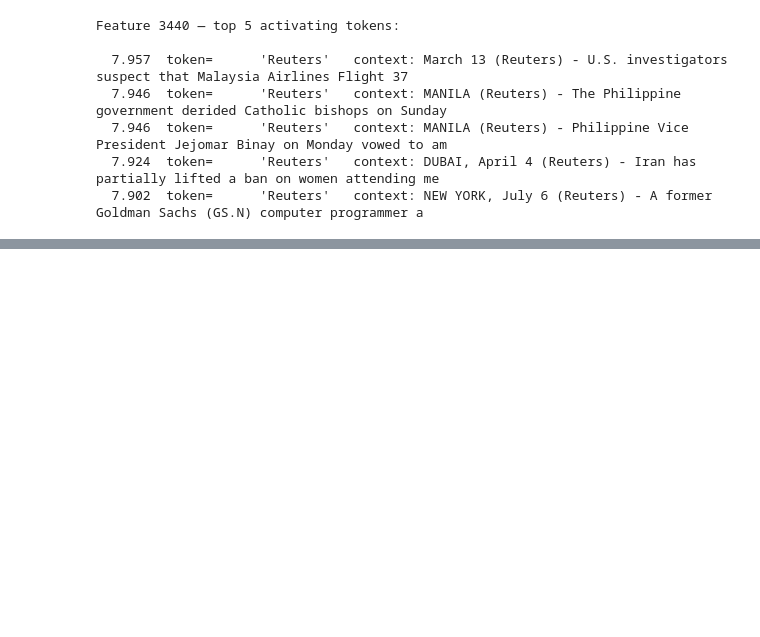
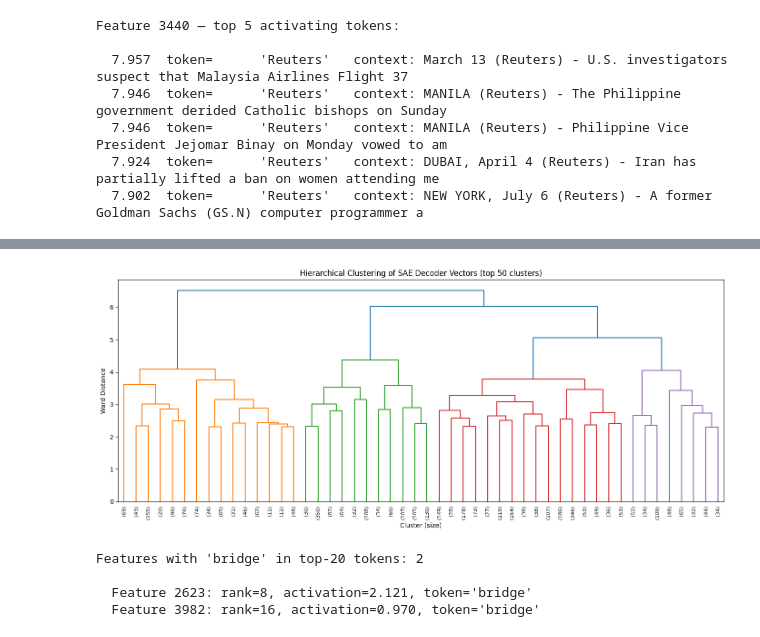
Before and after one commit to sdswitz/mech-int, a Jupyter notebook: inspect-features.ipynb, the cells around one changed output, grey strips where cells are left out. Drawn from its saved outputs; the diff is of its cells as text; code cells hidden in the pictures; blank space fills up the shorter version.

```diff
--- a/inspect-features.ipynb
+++ b/inspect-features.ipynb
@@ -259,0 +390,50 @@ Feature 3440 — top 5 activating tokens:
+# %%
+# Hierarchical clustering of decoder vectors + dendrogram
+# Use cosine distance = 1 - cosine_similarity
+cos_dist = 1 - cos_sim.numpy()
+np.fill_diagonal(cos_dist, 0)
+cos_dist = np.clip(cos_dist, 0, 2)  # ensure no negative distances from floating point
+
+condensed_dist = squareform(cos_dist)
+Z = linkage(condensed_dist, method='ward')
+
+plt.figure(figsize=(14, 6))
+dendrogram(Z, truncate_mode='lastp', p=50, leaf_rotation=90, leaf_font_size=8,
+           show_leaf_counts=True)
+plt.title("Hierarchical Clustering of SAE Decoder Vectors (top 50 clusters)")
+plt.xlabel("Cluster (size)")
+plt.ylabel("Ward Distance")
+plt.tight_layout()
+plt.show()
+# %% [output]
+[figure, added]
+# %%
+def search_token(query, k=5):
+    """Find features whose top-K activating tokens match the query.
+
+    Matches any token containing the query string (case-insensitive).
+    """
+    results = []
+    for feat_idx in range(m):
+        idxs = top_idxs[feat_idx]
+        valid = idxs[idxs >= 0]
+        for rank, tok_idx in enumerate(valid[:K]):
+            tok = all_tokens[tok_idx.item()]
+            if query.lower() in tok.lower():
+                results.append((feat_idx, rank, top_vals[feat_idx, rank].item(), tok))
+                break  # only count best rank per feature
+
+    results.sort(key=lambda x: x[1])  # sort by rank (0 = top token)
+    print(f"Features with '{query}' in top-{K} tokens: {len(results)}\n")
+    for feat_idx, rank, val, tok in results[:20]:
+        print(f"  Feature {feat_idx}: rank={rank}, activation={val:.3f}, token={repr(tok)}")
+    return results
+
+# Example usage:
+search_token("bridge")
+print()
+# %% [output]
+Features with 'bridge' in top-20 tokens: 2
+
+  Feature 2623: rank=8, activation=2.121, token='bridge'
+  Feature 3982: rank=16, activation=0.970, token='bridge'
```
Also changed, not shown: parts of 9 cells of this notebook, 3 other files.
